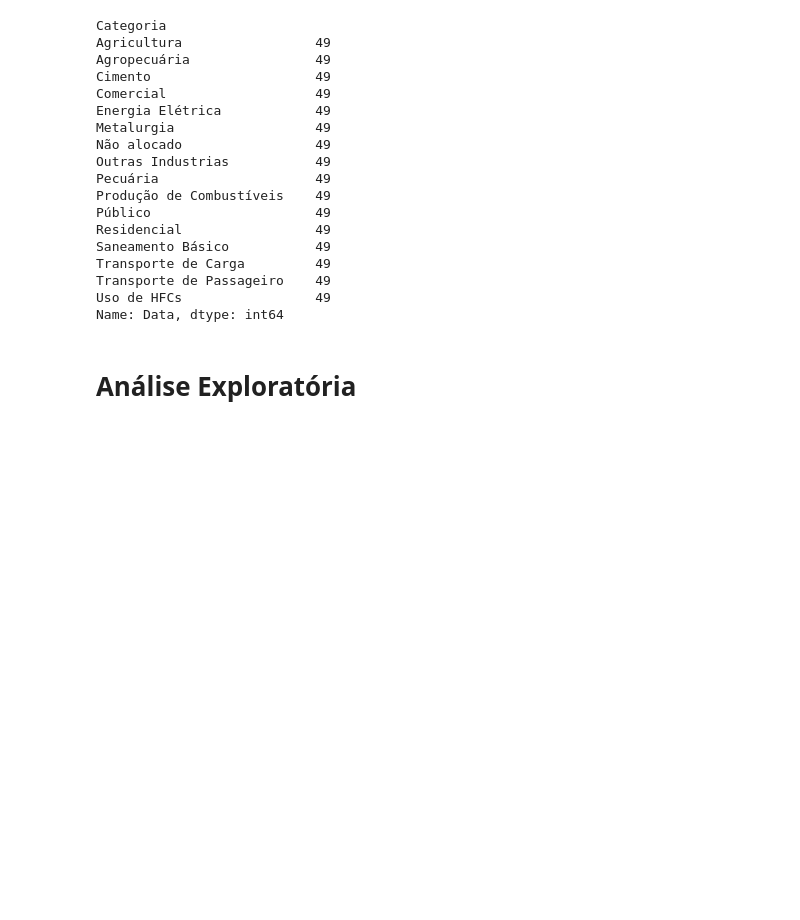
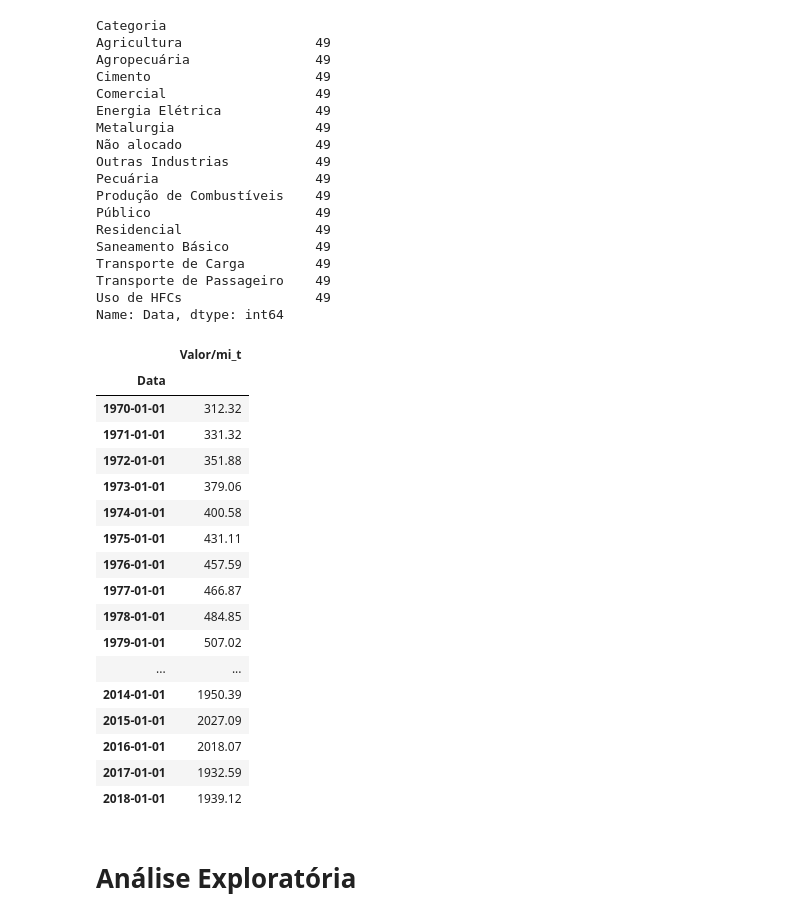
Before and after one commit to andrevcmelo/DataLearning, a Jupyter notebook: emissões_CO2.ipynb, the cells around one changed output. Cells and saved outputs as stored; diff of their text form; code cells hidden in the pictures; blank space fills up the shorter version.

```diff
--- a/emissões_CO2.ipynb
+++ b/emissões_CO2.ipynb
@@ -179,6 +179,30 @@ Transporte de Carga         49
 Transporte de Passageiro    49
 Uso de HFCs                 49
 Name: Data, dtype: int64
+# %%
+#Criando DataFrame para trabalhar com TimeSeries
+dados['Data'] = pd.to_datetime(dados['Data'])
+data_emissoes = pd.DataFrame(dados.groupby('Data')['Valor/mi_t'].sum())
+data_emissoes
+# %% [output]
+|  | Valor/mi_t |
+| Data |  |
+| 1970-01-01 | 312.32 |
+| 1971-01-01 | 331.32 |
+| 1972-01-01 | 351.88 |
+| 1973-01-01 | 379.06 |
+| 1974-01-01 | 400.58 |
+| 1975-01-01 | 431.11 |
+| 1976-01-01 | 457.59 |
+| 1977-01-01 | 466.87 |
+| 1978-01-01 | 484.85 |
+| 1979-01-01 | 507.02 |
+| ... | ... |
+| 2014-01-01 | 1950.39 |
+| 2015-01-01 | 2027.09 |
+| 2016-01-01 | 2018.07 |
+| 2017-01-01 | 1932.59 |
+| 2018-01-01 | 1939.12 |
 # %% [markdown]
 # Análise Exploratória
 # %%
```
Also changed, not shown: parts of 2 cells of this notebook.
